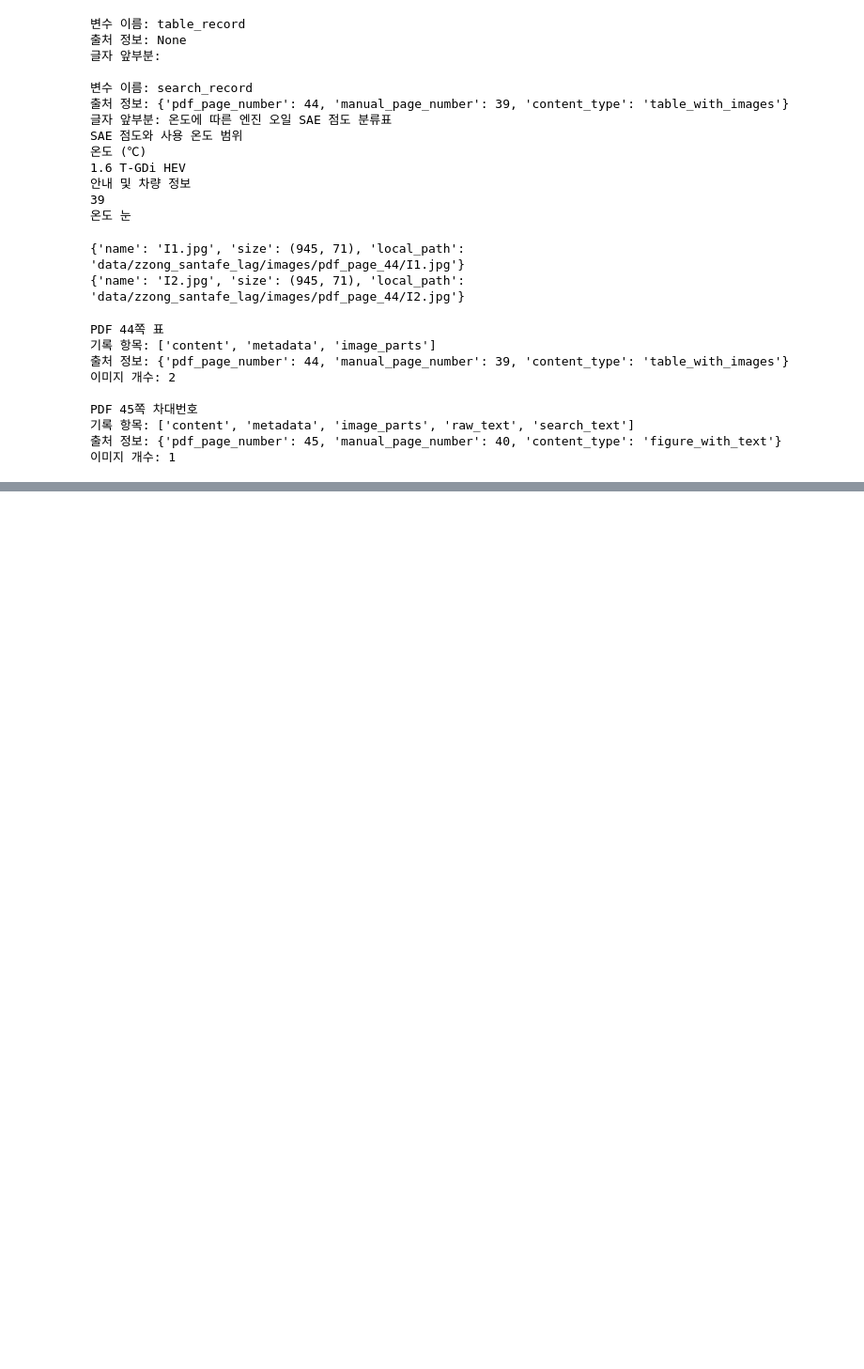
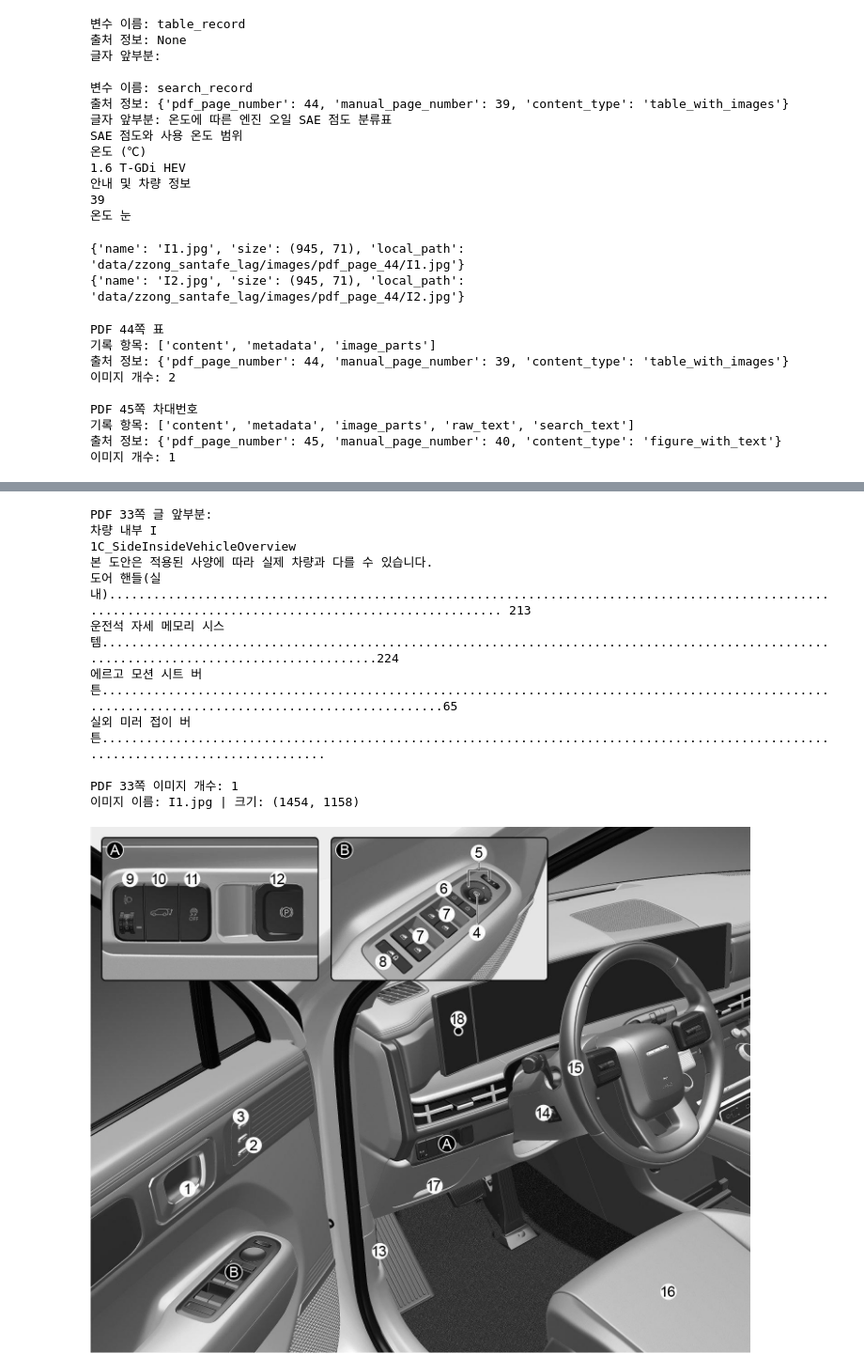
Before and after one commit to encore-ai-campus/mle-02-p1-team1, a Jupyter notebook: notebooks/01_pdf_inspection.ipynb, the cells around one changed output, grey strips where cells are left out. Shown at 94% size. Saved outputs shown, nothing was run; the diff lists cells and outputs as text; code cells hidden in the pictures; blank space fills up the shorter version.

```diff
--- a/notebooks/01_pdf_inspection.ipynb
+++ b/notebooks/01_pdf_inspection.ipynb
@@ -800,0 +1358,29 @@ PDF 45쪽 차대번호
+# %%
+from IPython.display import display
+
+# PDF 33쪽의 글과 이미지가 몇 개인지 확인합니다.
+pdf33_page = reader.pages[32]
+pdf33_text = pdf33_page.extract_text() or ""
+
+print("PDF 33쪽 글 앞부분:")
+print(pdf33_text[:700])
+
+print("\nPDF 33쪽 이미지 개수:", len(pdf33_page.images))
+
+# 해당 페이지의 이미지를 파일로 저장하지 않고 화면에 표시합니다.
+for 이미지 in pdf33_page.images:
+    print("이미지 이름:", 이미지.name, "| 크기:", 이미지.image.size)
+    display(이미지.image)
+# %% [output]
+PDF 33쪽 글 앞부분:
+차량 내부 I
+1C_SideInsideVehicleOverview
+본 도안은 적용된 사양에 따라 실제 차량과 다를 수 있습니다.
+도어 핸들(실내).......................................................................................................................................................... 213
+운전석 자세 메모리 시스템..........................................................................................................................................224
+에르고 모션 시트 버튼...................................................................................................................................................65
+실외 미러 접이 버튼...................................................................................................................................
+
+PDF 33쪽 이미지 개수: 1
+이미지 이름: I1.jpg | 크기: (1454, 1158)
+[figure, added]
```
Also changed, not shown: parts of 85 cells of this notebook, 39 other files.
